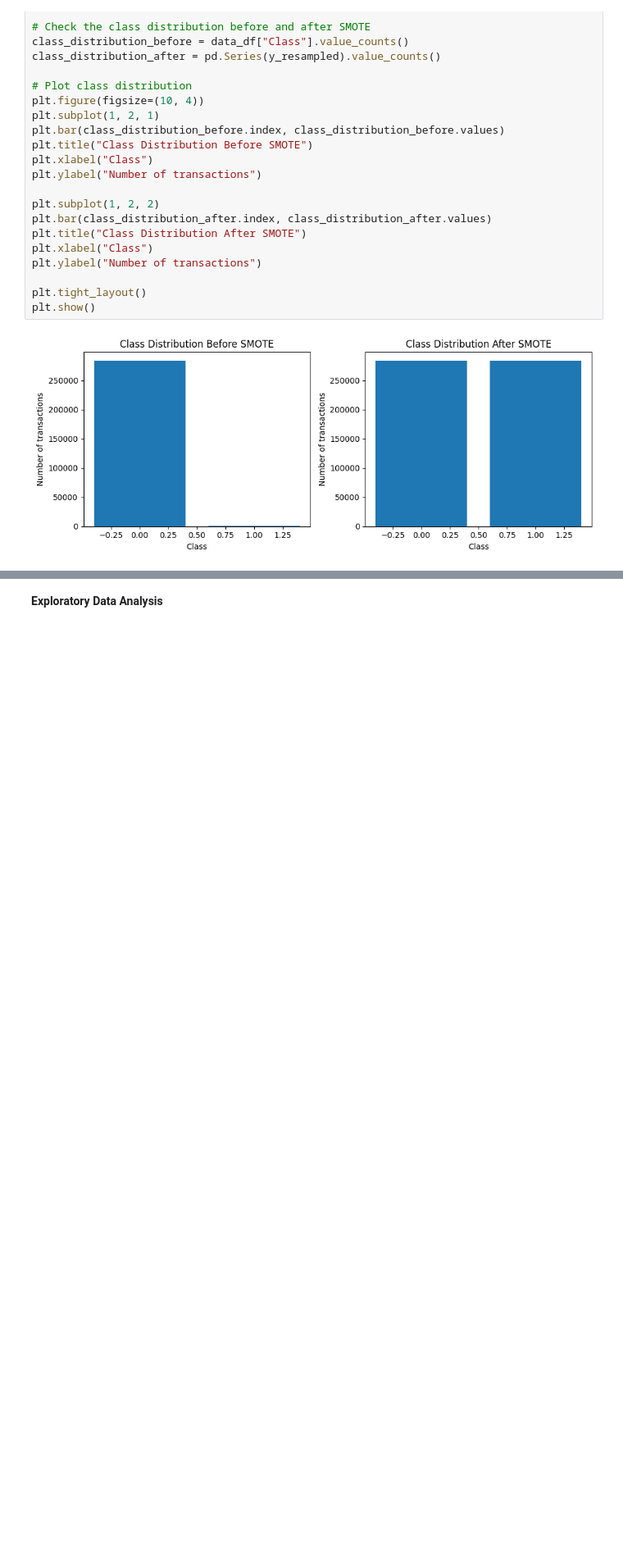
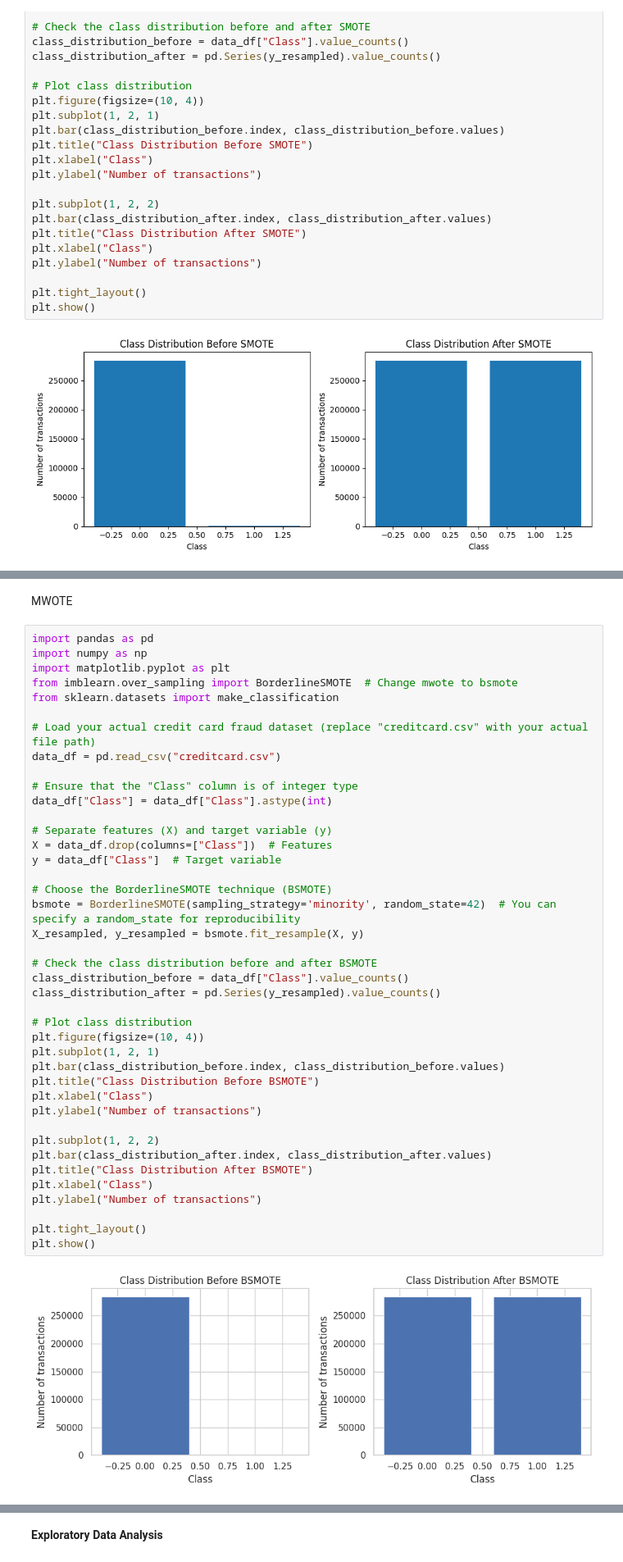
Before and after one commit to fathurrahmanyahyasatrio/Credit-Card-Fraud-Detection, a Jupyter notebook: Credit Card Fraud Detection.ipynb, the cells around one changed output, grey strips where cells are left out. Shown at 82% size. Cells and saved outputs as stored; diff of their text form; blank space fills up the shorter version.

```diff
--- a/Credit Card Fraud Detection.ipynb
+++ b/Credit Card Fraud Detection.ipynb
@@ -228,0 +273,45 @@ plt.show()
+# %% [markdown]
+MWOTE
+# %%
+import pandas as pd
+import numpy as np
+import matplotlib.pyplot as plt
+from imblearn.over_sampling import BorderlineSMOTE  # Change mwote to bsmote
+from sklearn.datasets import make_classification
+
+# Load your actual credit card fraud dataset (replace "creditcard.csv" with your actual file path)
+data_df = pd.read_csv("creditcard.csv")
+
+# Ensure that the "Class" column is of integer type
+data_df["Class"] = data_df["Class"].astype(int)
+
+# Separate features (X) and target variable (y)
+X = data_df.drop(columns=["Class"])  # Features
+y = data_df["Class"]  # Target variable
+
+# Choose the BorderlineSMOTE technique (BSMOTE)
+bsmote = BorderlineSMOTE(sampling_strategy='minority', random_state=42)  # You can specify a random_state for reproducibility
+X_resampled, y_resampled = bsmote.fit_resample(X, y)
+
+# Check the class distribution before and after BSMOTE
+class_distribution_before = data_df["Class"].value_counts()
+class_distribution_after = pd.Series(y_resampled).value_counts()
+
+# Plot class distribution
+plt.figure(figsize=(10, 4))
+plt.subplot(1, 2, 1)
+plt.bar(class_distribution_before.index, class_distribution_before.values)
+plt.title("Class Distribution Before BSMOTE")
+plt.xlabel("Class")
+plt.ylabel("Number of transactions")
+
+plt.subplot(1, 2, 2)
+plt.bar(class_distribution_after.index, class_distribution_after.values)
+plt.title("Class Distribution After BSMOTE")
+plt.xlabel("Class")
+plt.ylabel("Number of transactions")
+
+plt.tight_layout()
+plt.show()
+# %% [output]
+[figure, added]
```
Also changed, not shown: parts of 24 cells of this notebook.
